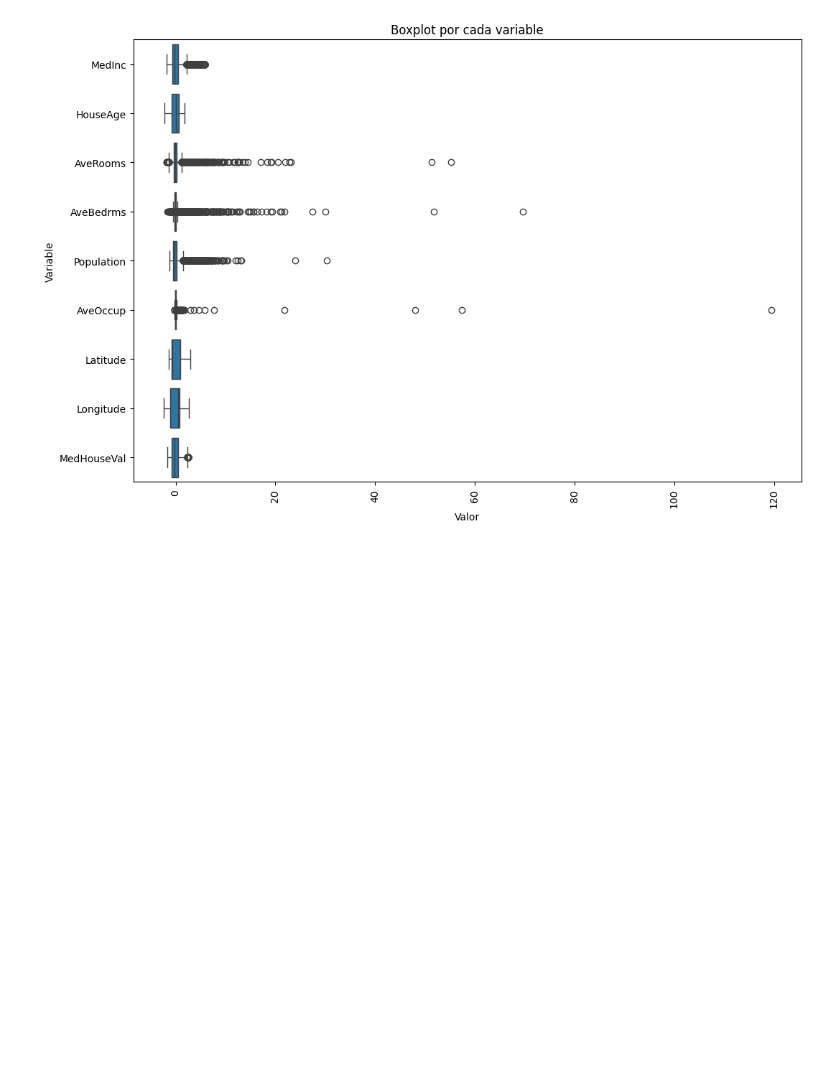
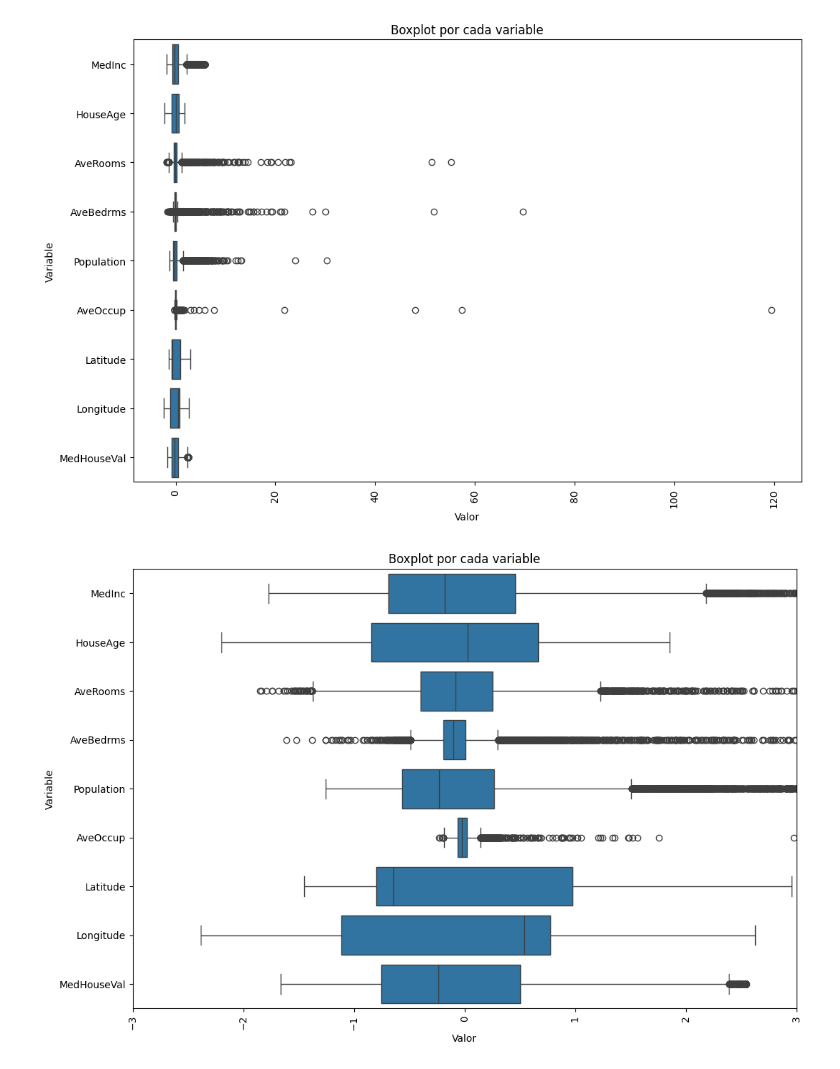
Before and after one commit to ctalamilla/tp2-introIA-CEIA, a Jupyter notebook: CEIA_IIA_TP2.ipynb, the cells around one changed output. Cells and saved outputs as stored; diff of their text form; code cells hidden in the pictures; blank space fills up the shorter version.

```diff
--- a/CEIA_IIA_TP2.ipynb
+++ b/CEIA_IIA_TP2.ipynb
@@ -462,3 +476,16 @@ plt.title('Boxplot por cada variable')
 plt.show()
 # %% [output]
 [figure]
+# %%
+# Crear un boxplot con seaborn para cada variable
+plt.figure(figsize=(12, 8))
+sns.boxplot(y='Variable', x='Valor',
+            data=pd.melt(df_scaled,
+                         var_name='Variable',
+                         value_name='Valor'))
+plt.xticks(rotation=90)  # Rotar los nombres de las columnas para que sean más legibles
+plt.xlim(-3, 3)
+plt.title('Boxplot por cada variable')
+plt.show()
+# %% [output]
+[figure, added]
```
Also changed, not shown: parts of 29 cells of this notebook, 2 other files.
